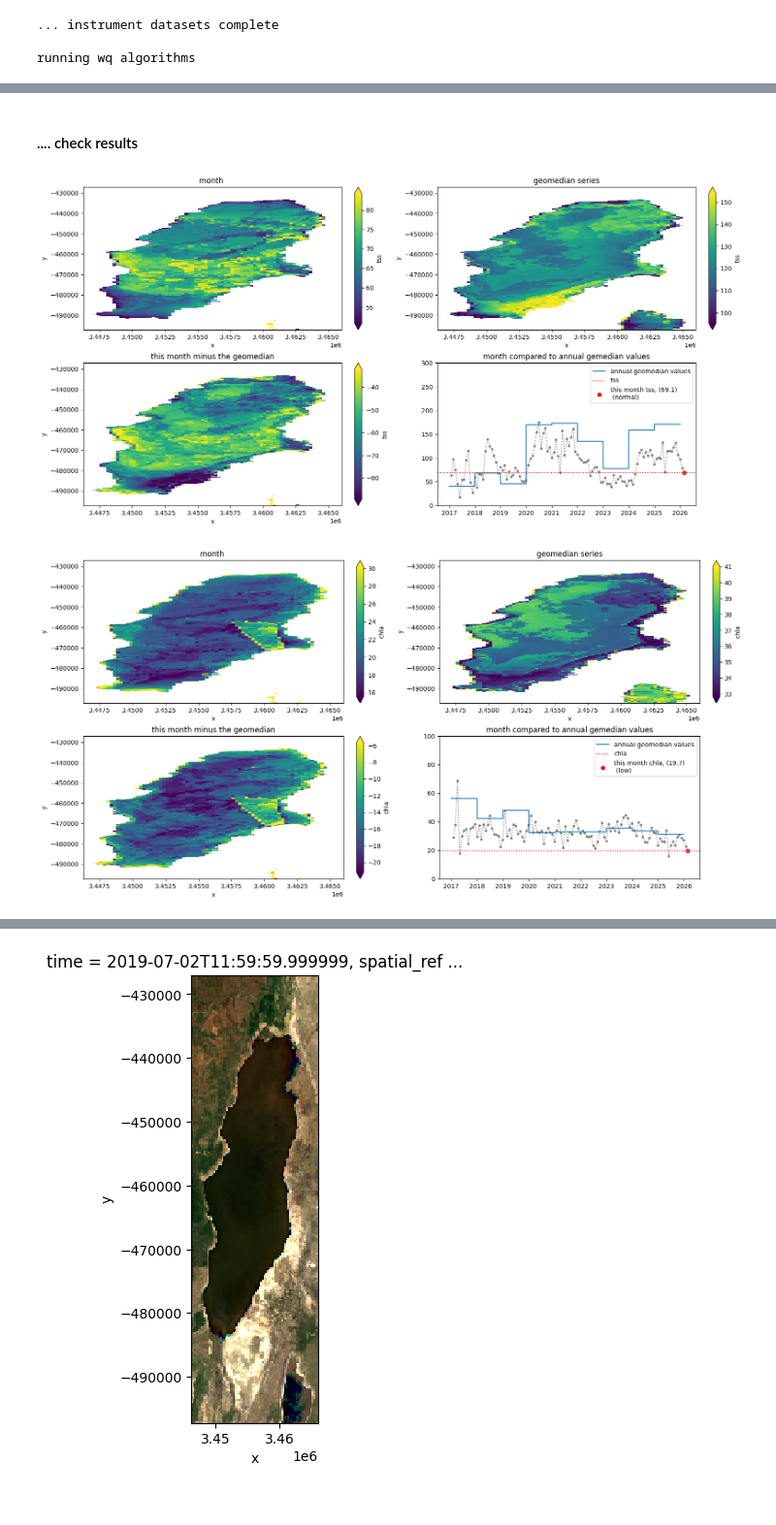
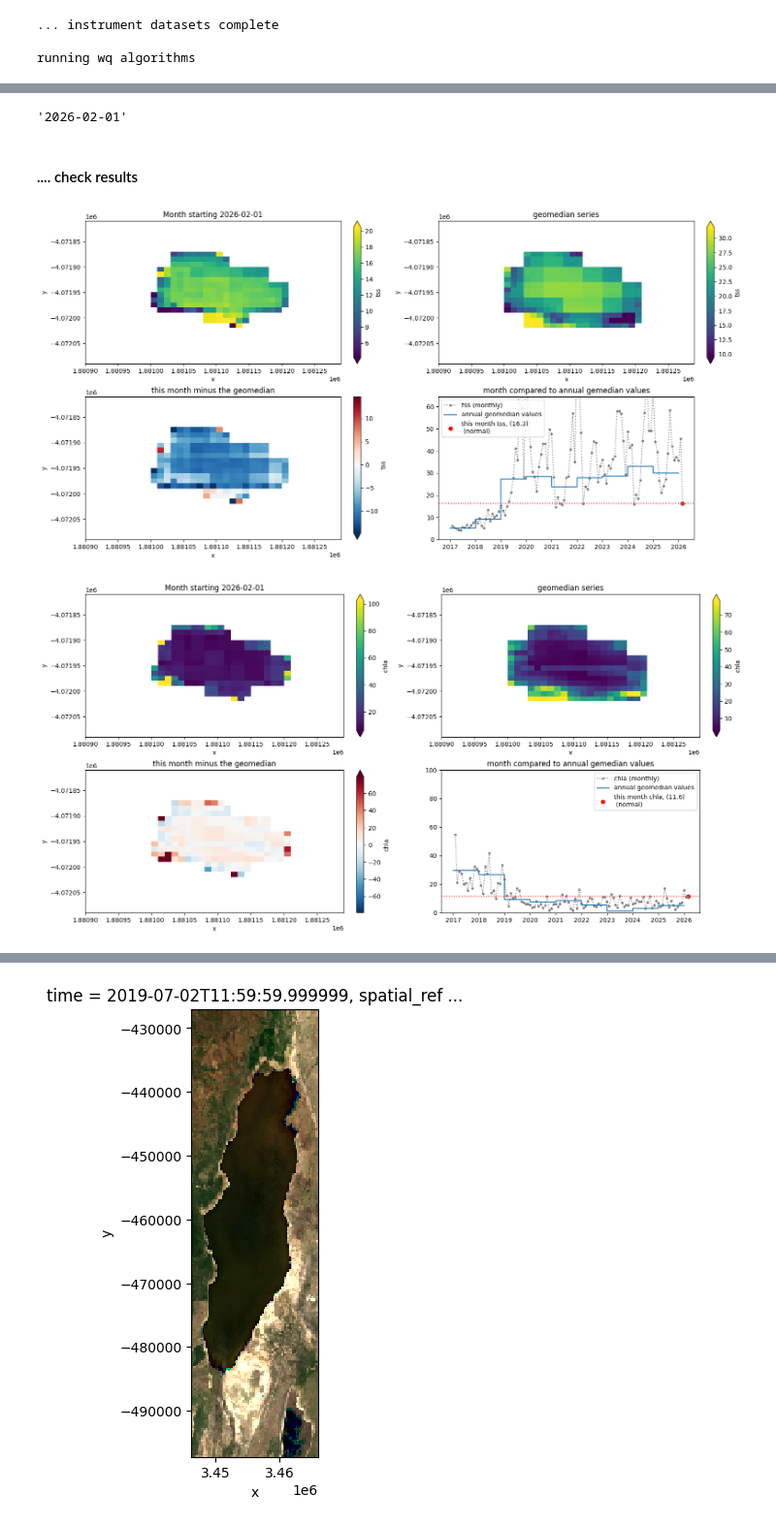
Before and after one commit to digitalearthafrica/deafrica_water_quality, a Jupyter notebook: WP2.1/WP2.1.ipynb, the cells around one changed output, grey strips where cells are left out. Shown at 97% size. Cells and saved outputs as stored; diff of their text form; code cells hidden in the pictures.

```diff
--- a/WP2.1/WP2.1.ipynb
+++ b/WP2.1/WP2.1.ipynb
@@ -75,7 +90,7 @@ results_directory   = '/home/jovyan/deafrica_water_quality/WP21/results/'
 filename_base       = 'WP21_'
 reference_directory = '/home/jovyan/dev/deafrica_water_quality/src/water_quality/data/'
 dataset_agm_filename = dataset_directory+filename_base+placename+'_agm.nc'
-dataset_filename = dataset_directory+filename_base+placename+'_agm.nc'
+dataset_filename = dataset_directory+filename_base+placename+'.nc'
 distributions_filename = 'measurement_distributions.csv'
 lookup_table_filename  = 'targ_ref_lookup.csv'
 np_parameters_filename = 'normalisation_parameters.csv'
@@ -179,7 +194,7 @@ gm_instruments_to_use = \
 #the line below should not be needed, at least for the agm processing
 #gm_instruments,gm_measurements,gm_rename_dict   = instruments_list(gm_instruments_to_use)
 # %%
-over_write = False
+over_write = True
 # %%
 # build the agm dataset and process its water quality etc.
 verbose = False
@@ -357,7 +383,7 @@ progress = pd.DataFrame(columns=('month','status'))
 progress['month'] = months
 progress['status']  = np.zeros(len(progress))
 # %%
-over_write = False
+over_write = True
 # %%
 # --- A 'function' that houses the steps to build a monthly time series ---
 # (global variables are relied upon)
@@ -538,7 +564,7 @@ def build_month_dataset(month,keep_all_vars=False)   :
         return(ds)
 # %%
 # --- build the monthly time series ---
-monthly_dataset_filename = scratch_directory+filename_base+placename+'.nc'
+monthly_dataset_filename = dataset_filename
 if os.path.exists(monthly_dataset_filename)  and not over_write :
     ds = read_dataset(monthly_dataset_filename)
     start = False
@@ -594,3 +647,7 @@ ds_current
+# %%
+months[months.size-1].start_time.strftime('%Y-%m-%d')
+# %% [output]
+'2026-02-01'
 # %% [markdown]
 #### .... check  results
 # %%
@@ -621,7 +678,7 @@ for var in 'tss','chla' :
     s = ''
     vminmax = {'tss': (00,200,0,40),
                'chla' : (0,150,0,40) }
-    yminmax = {'tss':   (0,300),
+    yminmax = {'tss':   (0,1.2 * ds_months.tss.quantile(0.9)),
                'chla' : (0,100) }
 
     fig, axes = plt.subplots(2,2,sharex=False, sharey=False, layout="constrained")
@@ -635,7 +692,7 @@ for var in 'tss','chla' :
              robust=True,
              #vmin=vminmax[var][0],vmax=vminmax[var][1],
             )
-    axis.set_title('month ')
+    axis.set_title(f'Month starting {months[months.size-1].start_time.strftime('%Y-%m-%d')}')
 
     axis = axes[0,1]
     ds_annual[var+s].\
@@ -660,6 +717,7 @@ for var in 'tss','chla' :
         ds_months[var].median(dim=('x','y')),
         linestyle=':',
         marker='.',
+        label = f'{var} (monthly)',
         c='gray',
     )
     t,y = make_stepplot_data(
@@ -675,13 +733,14 @@ for var in 'tss','chla' :
         month_median,
         linestyle=':',
         c='r',
-        label=''+var+s)
+        label='')
 
     description  = descriptions[np.argmin(abs(ds_months[var].median(dim=('x','y')).quantile(Qforlabels).values - month_median))]
 
     axis.scatter(
         ds_month.time[0],month_median,
-        linestyle='-',
+        #linestyle='-',
+        marker='o',
         c='r',
         label=f'this month {var+s}, ({month_median}) \n ({description})')
 
@@ -702,7 +761,7 @@ fig.set_size_inches(30*cm,20*cm)
 var = 'fai'
 s = ''
 axis = axes[0,0]
-fai_threshold = 0.0
+fai_threshold = 0.02
 axis.set_ylim(-1,100)
 
 agm_fai_cover = 100 * \
@@ -776,7 +835,7 @@ axis.legend(loc='upper right')
 axis = axes[1,0]
 monthly_hue = ds_months.hue.quantile(.5,dim=('x','y'))
 month_hue   = monthly_hue[monthly_hue.time==ds_month.time.values].values.round(0).item()
-axis.set_ylim(30,100)
+axis.set_ylim(30,70)
 
 t,y = make_stepplot_data(
       ds_annual.time,
@@ -790,7 +849,7 @@ axis.plot(
         monthly_hue.time,
         monthly_hue,
         linestyle='-',color='darkolivegreen',
-        label=f'hue')
+        label=f'monthly')
 
 description  = descriptions[np.argmin(abs(monthly_hue.quantile(Qforlabels).values - month_hue))]
 
@@ -808,33 +867,33 @@ monthly_owt = ds_months.owt.quantile(.5,dim=('x','y')).astype('int')
 month_owt   = monthly_owt[monthly_owt.time==ds_month.time.values].values.item()
 
 axis.set_ylim(-1,14)
 t,y = make_stepplot_data(ds_annual.time, ds_annual['msi_agm_owt'].median(dim=('x','y')) )
 axis.plot(t,y,  label='msi geomedian', linestyle = '-.', marker='')
 
 t,y = make_stepplot_data(ds_annual.time, ds_annual['oli_agm_owt'].median(dim=('x','y')) )
 axis.plot(t,y,  label='oli geomedian', linestyle = '-.', marker='')
 
 
 
 axis.plot(
         monthly_owt.time,
         monthly_owt,
         linestyle='',
         marker='o',
         color='darkslateblue',
-        label=f'OWT')
+        label=f'monthly')
 
 axis.axhline(                  month_owt, linestyle=':', c='r', label='')
 axis.scatter(ds_month.time[0], month_owt,
              linestyle='-', c='r',
              label=f'OWT this month: ({month_owt})')
 axis.legend()
 
 
 axis.set_title('Optical water type (OWT)')
 
 plt.savefig(f'{results_directory}monitor_results_{placename}_fig2.pdf',format='pdf')
 plt.show()
 # %% [output]
-[figure, old version]
+[figure, new version]
-[figure, old version]
+[figure, new version]
```
Also changed, not shown: parts of 16 cells of this notebook.
